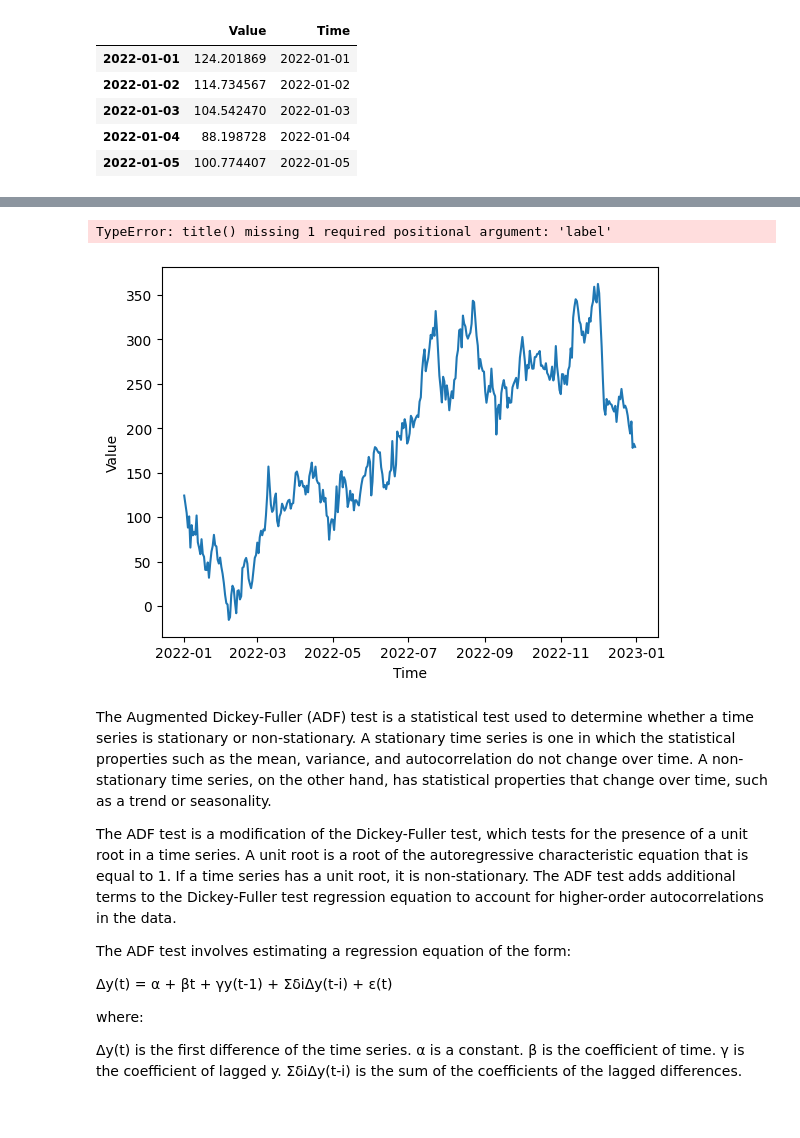
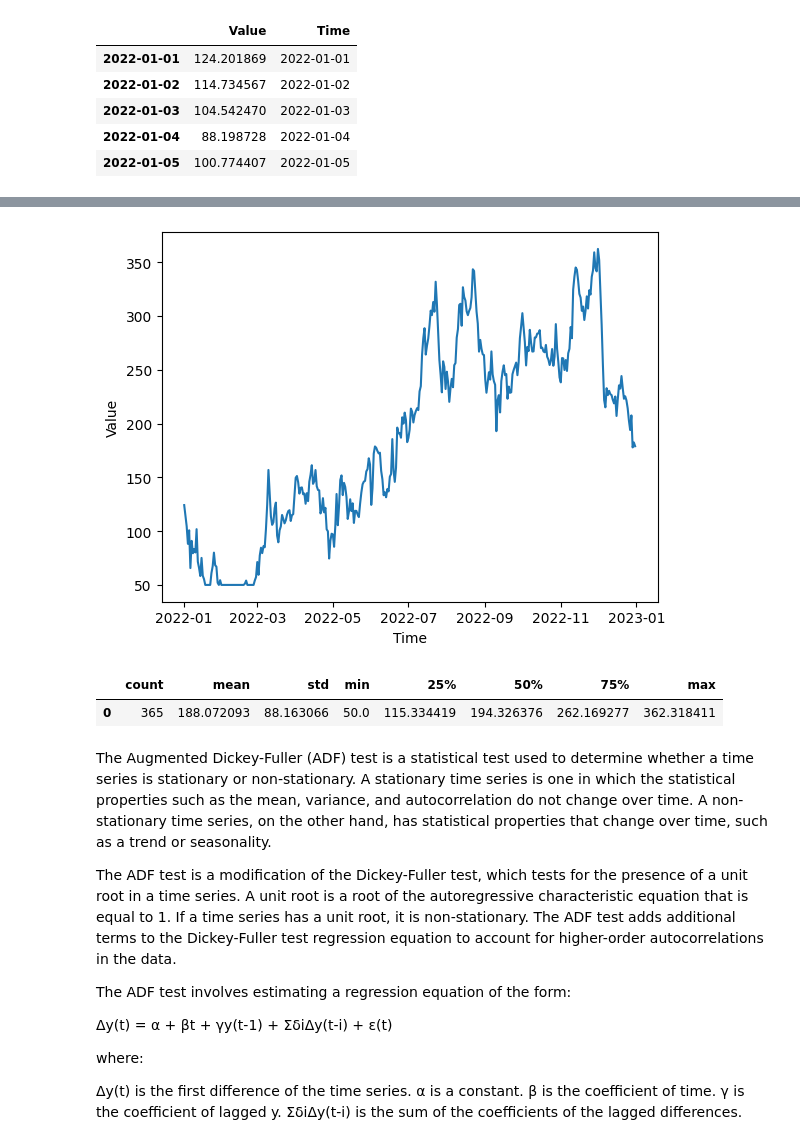
Before and after one commit to OzodbekOzodov/quant-finance, a Jupyter notebook: First-notebook.ipynb, the cells around one changed output, grey strips where cells are left out. Drawn from its saved outputs; the diff is of its cells as text; code cells hidden in the pictures; blank space fills up the shorter version.

Commit message:
updated the functions and uploaded the data from yahoo finance

```diff
--- a/First-notebook.ipynb
+++ b/First-notebook.ipynb
@@ -12,13 +18,17 @@ import requests
 # %% [markdown]
 First example is regarding an ARMA model using self-generated data
 # %%
+import numpy as np
+import pandas as pd
+
 np.random.seed(1)
 n = 365
 time = pd.date_range(start = '2022-01-01', periods = n, freq='D')
 random_walk = np.cumsum(np.random.normal(0,1, size = n))
 daily_return = np.random.normal(-0.01 , 0.01, size = n)
 
-value= 100 + 75 * (0.2*random_walk + 0.8*np.cumsum(daily_return))
+value = 100 + 75 * (0.2*random_walk + 0.8*np.cumsum(daily_return))
+value = np.maximum(value, 50)  # Ensure value does not go below 50
 data = pd.DataFrame({'Value': value, "Time": time}, index=time)
 
 data.head()
@@ -32,10 +49,14 @@ data.head()
 # %%
 from quant_finance_functions import plot_time_series
+plot_time_series(data['Time'], data['Value'] )
+# %% [output]
+[figure, added]
-# %%
-plot_time_series(data['Time'], data['Value'], )
-# %% [output]
-TypeError: title() missing 1 required positional argument: 'label'
-[figure, removed]
+# %%
+from quant_finance_functions import time_series_summary
+time_series_summary(data['Value'])
+# %% [output]
+|  | count | mean | std | min | 25% | 50% | 75% | max |
+| 0 | 365 | 188.072093 | 88.163066 | 50.0 | 115.334419 | 194.326376 | 262.169277 | 362.318411 |
 # %% [markdown]
 The Augmented Dickey-Fuller (ADF) test is a statistical test used to determine whether a time series is stationary or non-stationary. A stationary time series is one in which the statistical properties such as the mean, variance, and autocorrelation do not change over time. A non-stationary time series, on the other hand, has statistical properties that change over time, such as a trend or seasonality.
 
```
Also changed, not shown: parts of 11 cells of this notebook, 1 other file.
